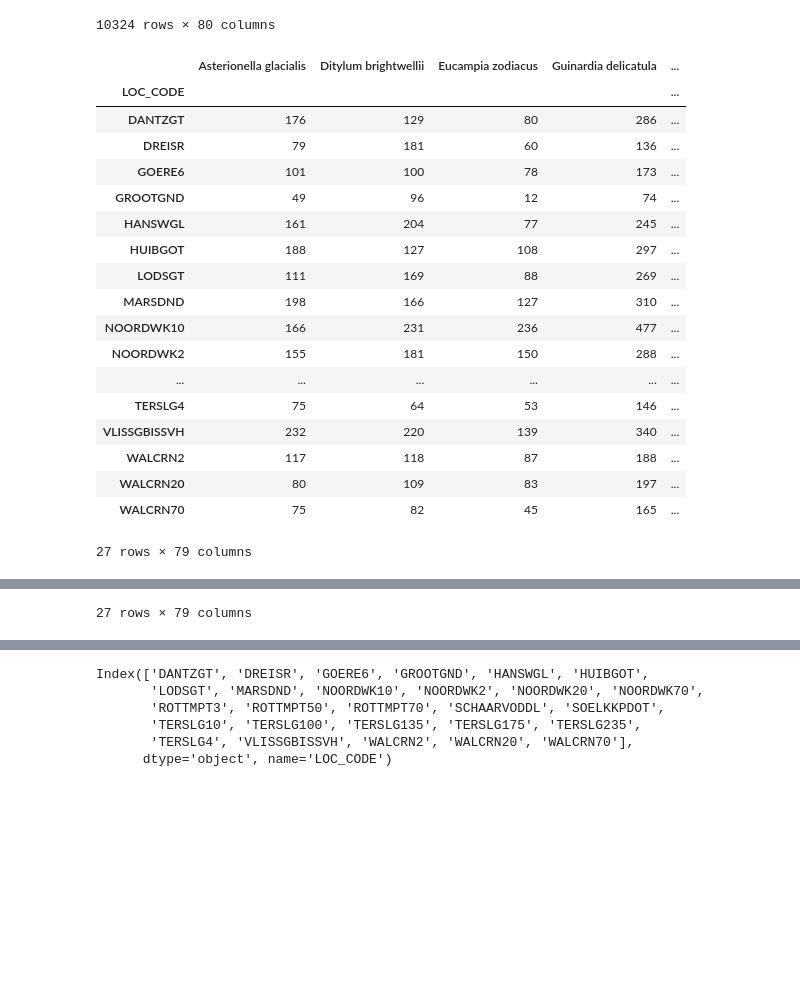
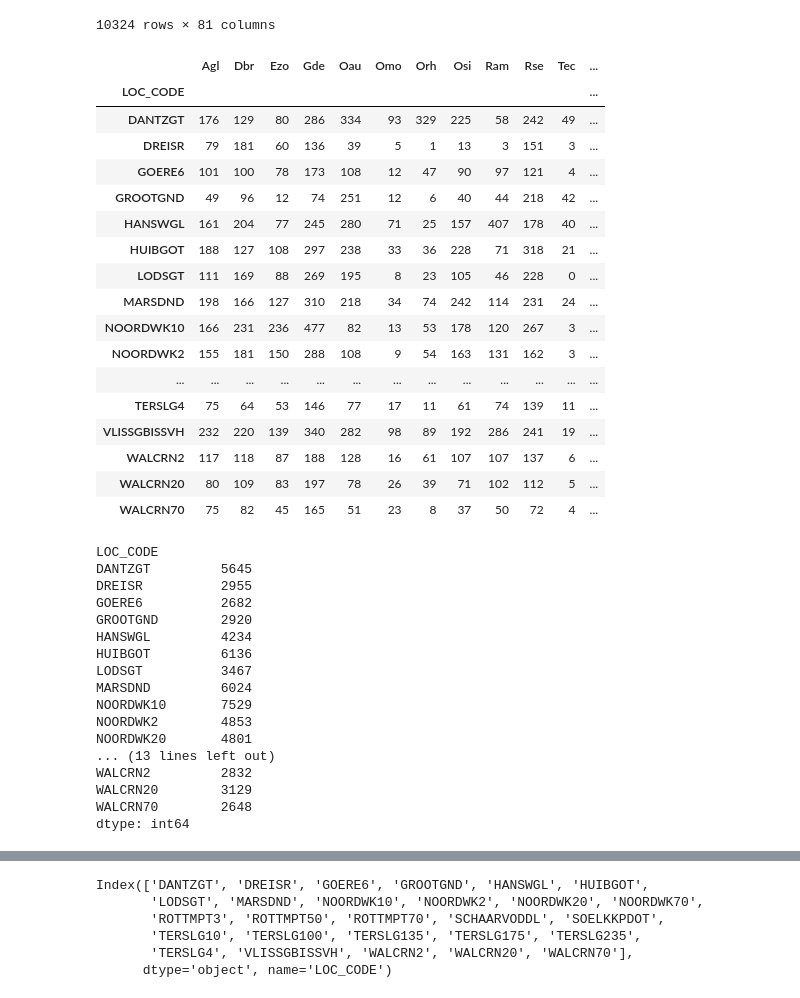
Before and after one commit to JinseiSteven/Phytoplankton-Prediction-Project, a Jupyter notebook: scripts/clustering/clust-locationswithpytho1.ipynb, the cells around one changed output, grey strips where cells are left out. Saved outputs shown, nothing was run; the diff lists cells and outputs as text; code cells hidden in the pictures; blank space fills up the shorter version.

```diff
--- a/scripts/clustering/clust-locationswithpytho1.ipynb
+++ b/scripts/clustering/clust-locationswithpytho1.ipynb
@@ -9,7 +9,7 @@ from dtaidistance import dtw, clustering
 from sklearn.cluster import KMeans
 import plotly.express as px
 # %%
-df = pd.read_excel('../data/MERGED_DATA_INTERPOLATED2.xlsx')
+df = pd.read_excel('../../data/MERGED_DATA_INTERPOLATED_FINAL2.xlsx', sheet_name='MERGE')
 df.head()
 # %% [output]
 |  | LOC_CODE | DATUM | TIJD | ZS [mg/l] | ZICHT [dm] | T [oC] | SiO2 [umol/L] | SALNTT [DIMSLS] | ... |
@@ -35,5 +34,5 @@ df.rename(columns=rename_dict, inplace=True)
 # %%
-phytoplankton_columns = df.columns[25:-2]
+phytoplankton_columns = df.columns[26:-1]
 abiotic_factors = [
     'ZS [mg/l]', 'T [oC]', 'SiO2 [umol/L]', 'SALNTT [DIMSLS]', 'PO4 [umol/L]', 'pH [DIMSLS]',
     'NO3 [umol/L]', 'NO2 [umol/L]', 'NH4 [umol/L]', 'E [/m]', 'CHLFa [ug/l]', '    Q', 'PAR [J/m2d]', 'PAR [kJ/m2d]',
@@ -135,7 +125,7 @@ display(binary_phyto)
 summed_binary_phyto = binary_phyto.groupby('LOC_CODE').sum()
 display(summed_binary_phyto)
 totals = summed_binary_phyto.sum(axis=1)
-
-normalized_binary_phyto = summed_binary_phyto.div(totals, axis=0)
-display(normalized_binary_phyto)
+display(totals)
+# normalized_binary_phyto = summed_binary_phyto.div(totals, axis=0)
+# display(normalized_binary_phyto)
 # %% [output]
@@ -154,20 +144,36 @@ display(normalized_binary_phyto)
-10324 rows × 80 columns
+10324 rows × 81 columns
-|  | Asterionella glacialis | Ditylum brightwellii | Eucampia zodiacus | Guinardia delicatula | ... |
-| LOC_CODE |  |  |  |  | ... |
-| DANTZGT | 176 | 129 | 80 | 286 | ... |
-| DREISR | 79 | 181 | 60 | 136 | ... |
-| GOERE6 | 101 | 100 | 78 | 173 | ... |
-| GROOTGND | 49 | 96 | 12 | 74 | ... |
-| HANSWGL | 161 | 204 | 77 | 245 | ... |
-| HUIBGOT | 188 | 127 | 108 | 297 | ... |
-| LODSGT | 111 | 169 | 88 | 269 | ... |
-| MARSDND | 198 | 166 | 127 | 310 | ... |
-| NOORDWK10 | 166 | 231 | 236 | 477 | ... |
-| NOORDWK2 | 155 | 181 | 150 | 288 | ... |
-| ... | ... | ... | ... | ... | ... |
-| TERSLG4 | 75 | 64 | 53 | 146 | ... |
-| VLISSGBISSVH | 232 | 220 | 139 | 340 | ... |
-| WALCRN2 | 117 | 118 | 87 | 188 | ... |
-| WALCRN20 | 80 | 109 | 83 | 197 | ... |
-| WALCRN70 | 75 | 82 | 45 | 165 | ... |
+|  | Agl | Dbr | Ezo | Gde | Oau | Omo | Orh | Osi | Ram | Rse | Tec | ... |
+| LOC_CODE |  |  |  |  |  |  |  |  |  |  |  | ... |
+| DANTZGT | 176 | 129 | 80 | 286 | 334 | 93 | 329 | 225 | 58 | 242 | 49 | ... |
+| DREISR | 79 | 181 | 60 | 136 | 39 | 5 | 1 | 13 | 3 | 151 | 3 | ... |
+| GOERE6 | 101 | 100 | 78 | 173 | 108 | 12 | 47 | 90 | 97 | 121 | 4 | ... |
+| GROOTGND | 49 | 96 | 12 | 74 | 251 | 12 | 6 | 40 | 44 | 218 | 42 | ... |
+| HANSWGL | 161 | 204 | 77 | 245 | 280 | 71 | 25 | 157 | 407 | 178 | 40 | ... |
+| HUIBGOT | 188 | 127 | 108 | 297 | 238 | 33 | 36 | 228 | 71 | 318 | 21 | ... |
+| LODSGT | 111 | 169 | 88 | 269 | 195 | 8 | 23 | 105 | 46 | 228 | 0 | ... |
+| MARSDND | 198 | 166 | 127 | 310 | 218 | 34 | 74 | 242 | 114 | 231 | 24 | ... |
+| NOORDWK10 | 166 | 231 | 236 | 477 | 82 | 13 | 53 | 178 | 120 | 267 | 3 | ... |
+| NOORDWK2 | 155 | 181 | 150 | 288 | 108 | 9 | 54 | 163 | 131 | 162 | 3 | ... |
+| ... | ... | ... | ... | ... | ... | ... | ... | ... | ... | ... | ... | ... |
+| TERSLG4 | 75 | 64 | 53 | 146 | 77 | 17 | 11 | 61 | 74 | 139 | 11 | ... |
+| VLISSGBISSVH | 232 | 220 | 139 | 340 | 282 | 98 | 89 | 192 | 286 | 241 | 19 | ... |
+| WALCRN2 | 117 | 118 | 87 | 188 | 128 | 16 | 61 | 107 | 107 | 137 | 6 | ... |
+| WALCRN20 | 80 | 109 | 83 | 197 | 78 | 26 | 39 | 71 | 102 | 112 | 5 | ... |
+| WALCRN70 | 75 | 82 | 45 | 165 | 51 | 23 | 8 | 37 | 50 | 72 | 4 | ... |
-27 rows × 79 columns
+LOC_CODE
+DANTZGT         5645
+DREISR          2955
+GOERE6          2682
+GROOTGND        2920
+HANSWGL         4234
+HUIBGOT         6136
+LODSGT          3467
+MARSDND         6024
+NOORDWK10       7529
+NOORDWK2        4853
+NOORDWK20       4801
+... (13 lines left out)
+WALCRN2         2832
+WALCRN20        3129
+WALCRN70        2648
+dtype: int64
@@ -192,4 +180,3 @@ display(normalized_binary_phyto)
-27 rows × 79 columns
 # %%
 def display_all(df):
     pd.set_option('display.max_rows', None)
```
Also changed, not shown: parts of 14 cells of this notebook, 31 other files.
